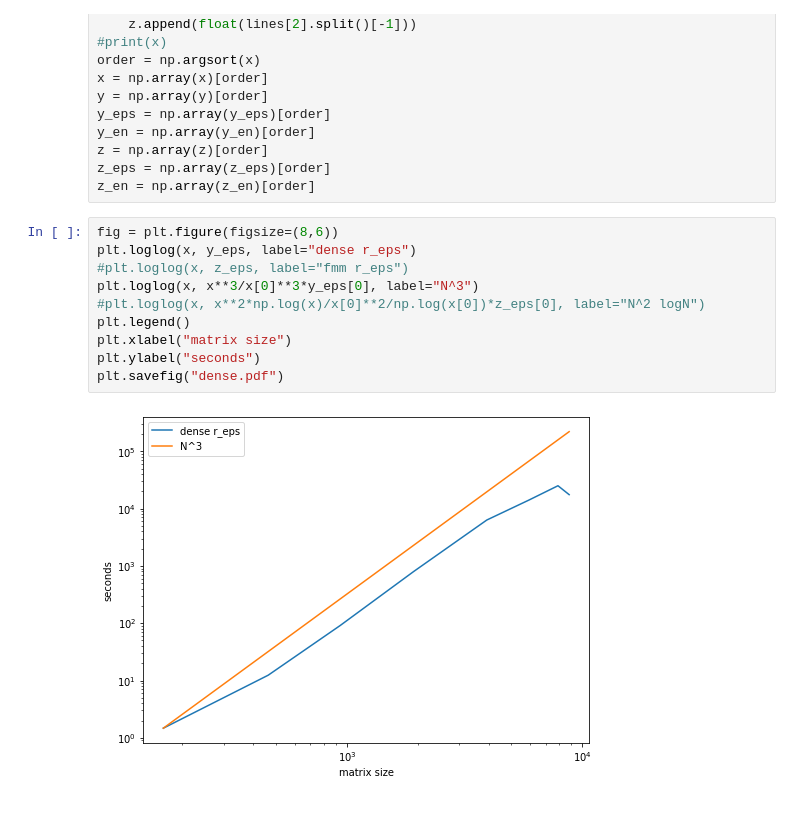
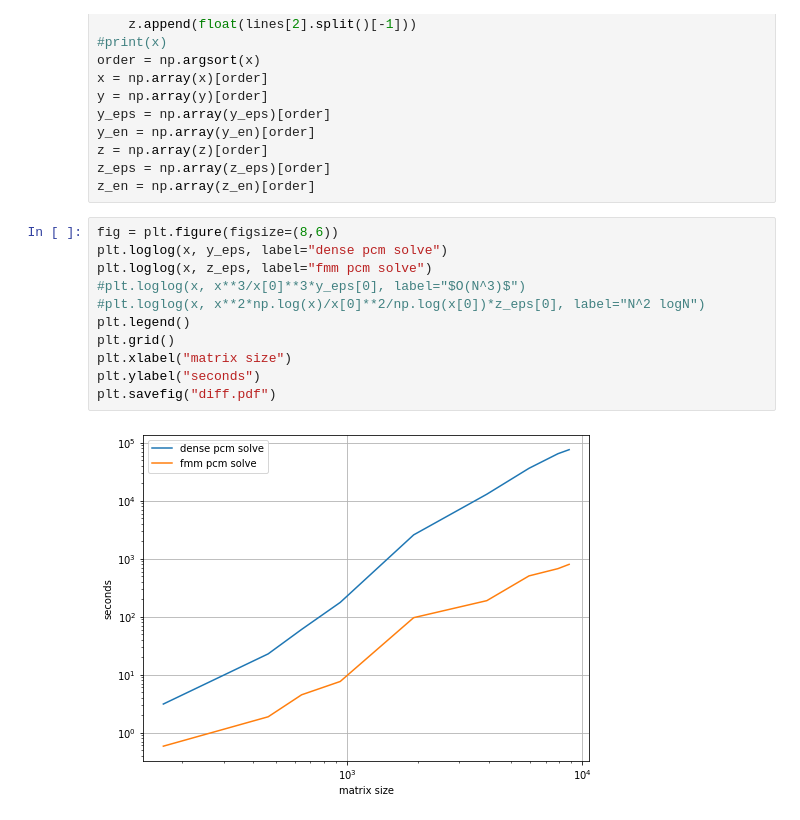
Before and after one commit to Muxas/ddPCM, a Jupyter notebook: input_amber/plot.ipynb, the cells around one changed output. Cells and saved outputs as stored; diff of their text form.

Commit message:
Save plot.ipynb

```diff
--- a/input_amber/plot.ipynb
+++ b/input_amber/plot.ipynb
@@ -47,13 +48,14 @@ z_eps = np.array(z_eps)[order]
 z_en = np.array(z_en)[order]
 # %%
 fig = plt.figure(figsize=(8,6))
-plt.loglog(x, y_eps, label="dense r_eps")
-#plt.loglog(x, z_eps, label="fmm r_eps")
-plt.loglog(x, x**3/x[0]**3*y_eps[0], label="N^3")
+plt.loglog(x, y_eps, label="dense pcm solve")
+plt.loglog(x, z_eps, label="fmm pcm solve")
+#plt.loglog(x, x**3/x[0]**3*y_eps[0], label="$O(N^3)$")
 #plt.loglog(x, x**2*np.log(x)/x[0]**2/np.log(x[0])*z_eps[0], label="N^2 logN")
 plt.legend()
+plt.grid()
 plt.xlabel("matrix size")
 plt.ylabel("seconds")
-plt.savefig("dense.pdf")
+plt.savefig("diff.pdf")
 # %% [output]
-[figure, old version]
+[figure, new version]
```
Also changed, not shown: parts of 7 cells of this notebook.
